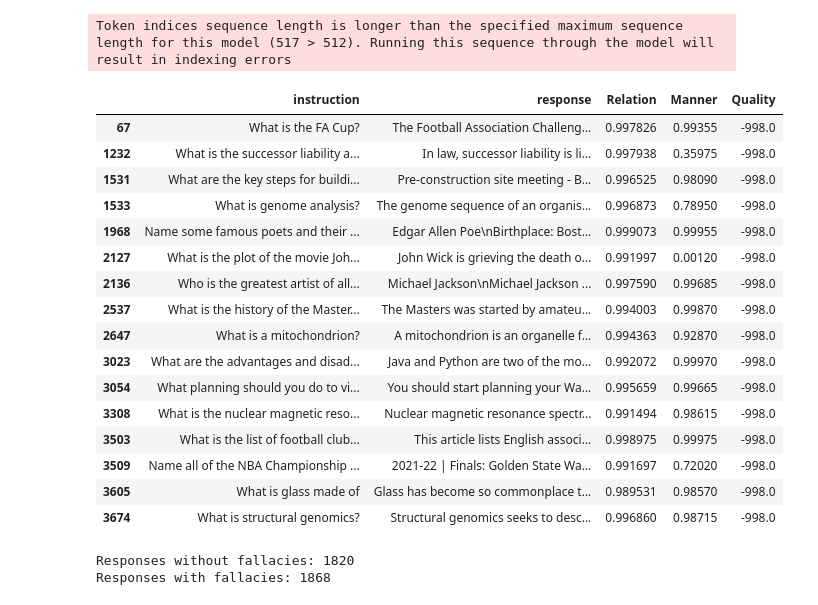
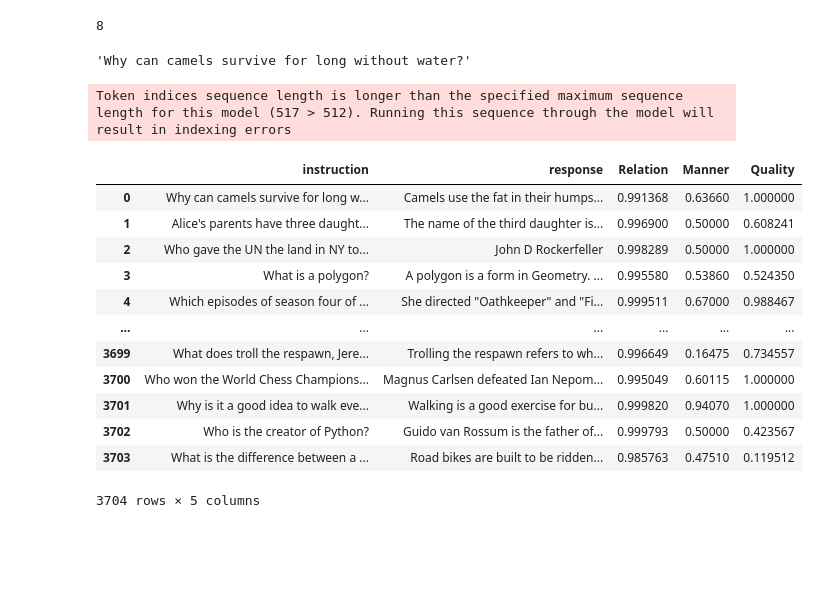
Before and after one commit to simonamazzarino/TETRA, a Jupyter notebook: Trust - QualityMannerRelation.ipynb, the cells around one changed output. Cells and saved outputs as stored; diff of their text form; code cells hidden in the pictures; blank space fills up the shorter version.

```diff
--- a/Trust - QualityMannerRelation.ipynb
+++ b/Trust - QualityMannerRelation.ipynb
@@ -62,6 +63,14 @@ tokenized = [simple_preprocess(sentence) for sentence in corpus]
 model = Word2Vec(sentences=tokenized, vector_size=100, window=5, min_count=1, workers=4)
 # %%
 vectorized = [sentence_vector(sentence, model) for sentence in corpus]
+# %%
+len(vectorized[0])
+# %% [output]
+8
+# %%
+corpus[0]
+# %% [output]
+'Why can camels survive for long without water?'
 # %%
 questions = vectorized[:int(len(vectorized)/2)]
 answers = vectorized[int(len(vectorized)/2):]
@@ -96,31 +105,19 @@ Token indices sequence length is longer than the specified maximum sequence leng
 # %%
 df['Relation'] = normalize(sim)
 df['Manner'] = normalize(sent)
 df['Quality'] = fall
+df
+# %% [output]
+|  | instruction | response | Relation | Manner | Quality |
+| 0 | Why can camels survive for long w... | Camels use the fat in their humps... | 0.991368 | 0.63660 | 1.000000 |
+| 1 | Alice's parents have three daught... | The name of the third daughter is... | 0.996900 | 0.50000 | 0.608241 |
+| 2 | Who gave the UN the land in NY to... | John D Rockerfeller | 0.998289 | 0.50000 | 1.000000 |
+| 3 | What is a polygon? | A polygon is a form in Geometry. ... | 0.995580 | 0.53860 | 0.524350 |
+| 4 | Which episodes of season four of ... | She directed "Oathkeeper" and "Fi... | 0.999511 | 0.67000 | 0.988467 |
+| ... | ... | ... | ... | ... | ... |
+| 3699 | What does troll the respawn, Jere... | Trolling the respawn refers to wh... | 0.996649 | 0.16475 | 0.734557 |
+| 3700 | Who won the World Chess Champions... | Magnus Carlsen defeated Ian Nepom... | 0.995049 | 0.60115 | 1.000000 |
+| 3701 | Why is it a good idea to walk eve... | Walking is a good exercise for bu... | 0.999820 | 0.94070 | 1.000000 |
+| 3702 | Who is the creator of Python? | Guido van Rossum is the father of... | 0.999793 | 0.50000 | 0.423567 |
+| 3703 | What is the difference between a ... | Road bikes are built to be ridden... | 0.985763 | 0.47510 | 0.119512 |
+3704 rows × 5 columns
-# %%
-df[df['Quality']==-998]
-#responses are too long and it crashed!
-# %% [output]
-|  | instruction | response | Relation | Manner | Quality |
-| 67 | What is the FA Cup? | The Football Association Challeng... | 0.997826 | 0.99355 | -998.0 |
-| 1232 | What is the successor liability a... | In law, successor liability is li... | 0.997938 | 0.35975 | -998.0 |
-| 1531 | What are the key steps for buildi... | Pre-construction site meeting - B... | 0.996525 | 0.98090 | -998.0 |
-| 1533 | What is genome analysis? | The genome sequence of an organis... | 0.996873 | 0.78950 | -998.0 |
-| 1968 | Name some famous poets and their ... | Edgar Allen Poe\nBirthplace: Bost... | 0.999073 | 0.99955 | -998.0 |
-| 2127 | What is the plot of the movie Joh... | John Wick is grieving the death o... | 0.991997 | 0.00120 | -998.0 |
-| 2136 | Who is the greatest artist of all... | Michael Jackson\nMichael Jackson ... | 0.997590 | 0.99685 | -998.0 |
-| 2537 | What is the history of the Master... | The Masters was started by amateu... | 0.994003 | 0.99870 | -998.0 |
-| 2647 | What is a mitochondrion? | A mitochondrion is an organelle f... | 0.994363 | 0.92870 | -998.0 |
-| 3023 | What are the advantages and disad... | Java and Python are two of the mo... | 0.992072 | 0.99970 | -998.0 |
-| 3054 | What planning should you do to vi... | You should start planning your Wa... | 0.995659 | 0.99665 | -998.0 |
-| 3308 | What is the nuclear magnetic reso... | Nuclear magnetic resonance spectr... | 0.991494 | 0.98615 | -998.0 |
-| 3503 | What is the list of football club... | This article lists English associ... | 0.998975 | 0.99975 | -998.0 |
-| 3509 | Name all of the NBA Championship ... | 2021-22 | Finals: Golden State Wa... | 0.991697 | 0.72020 | -998.0 |
-| 3605 | What is glass made of | Glass has become so commonplace t... | 0.989531 | 0.98570 | -998.0 |
-| 3674 | What is structural genomics? | Structural genomics seeks to desc... | 0.996860 | 0.98715 | -998.0 |
-# %%
-print ("Responses without fallacies:", len(df[df['Quality']==1]))
-print ("Responses with fallacies:", len(df[(df['Quality']!=1) & (df['Quality']!=-998)]))
-# %% [output]
-Responses without fallacies: 1820
-Responses with fallacies: 1868
```
Also changed, not shown: parts of 15 cells of this notebook.
